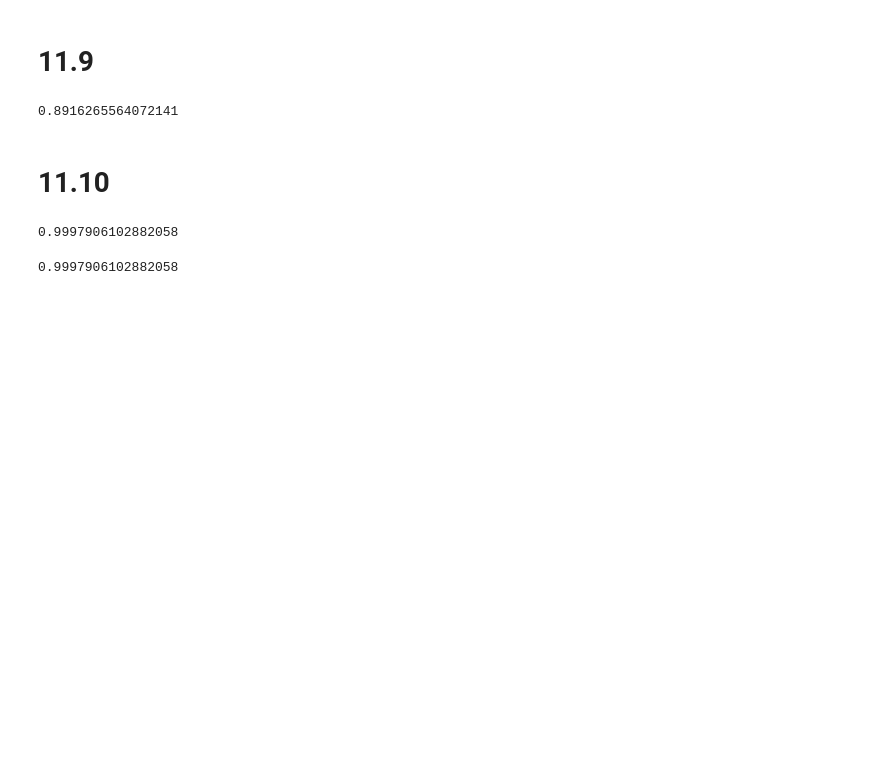
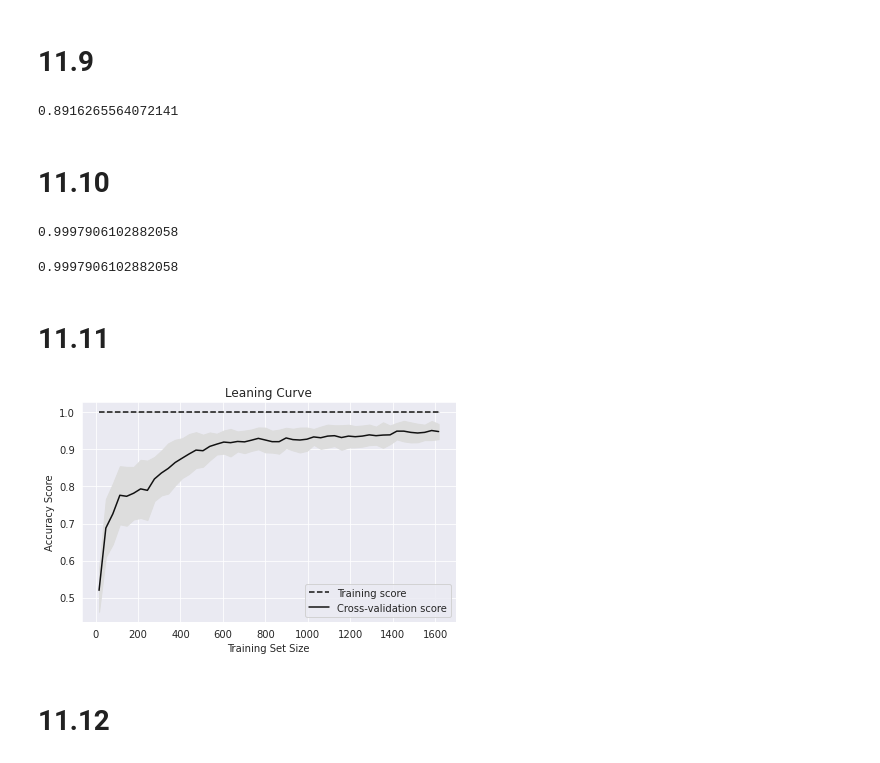
Before and after one commit to rafamarquesi/machine-learning-with-python-cookbook, a Jupyter notebook: cap11/cap11.ipynb, the cells around one changed output. Drawn from its saved outputs; the diff is of its cells as text; code cells hidden in the pictures; blank space fills up the shorter version.

```diff
--- a/cap11/cap11.ipynb
+++ b/cap11/cap11.ipynb
@@ -448,3 +448,56 @@ target_predicted = model.predict(features_test)
 r2_score(target_test, target_predicted)
 # %% [output]
 0.9997906102882058
+# %% [markdown]
+# 11.11
+# %%
+# Load libraries
+import numpy as np
+import matplotlib.pyplot as plt
+from sklearn.ensemble import RandomForestClassifier
+from sklearn.datasets import load_digits
+from sklearn.model_selection import learning_curve
+
+# Load data
+digits = load_digits()
+
+# Create feature matrix and target vector
+features, target = digits.data, digits.target
+
+# Create CV training and test scores for various training set sizes
+train_sizes, train_scores, test_scores = learning_curve(
+    RandomForestClassifier(), # Classifier
+    features, # Feature matrix
+    target, # Target vector
+    cv=10, # Number of folds
+    scoring='accuracy', # Performance metric
+    n_jobs=-1, # Use all computer cores
+    train_sizes=np.linspace(0.01, 1.0, 50) # Sizes of 50 training set
+)
+
+# Create means and standard deviations of training set scores
+train_mean = np.mean(train_scores, axis=1)
+train_std = np.std(train_scores, axis=1)
+
+# Create means and standard deviations of test set scores
+test_mean = np.mean(test_scores, axis=1)
+test_std = np.std(test_scores, axis=1)
+
+# Draw lines
+plt.plot(train_sizes, train_mean, '--', color='#111111', label='Training score')
+plt.plot(train_sizes, test_mean, color='#111111', label='Cross-validation score')
+
+# Draw bands
+plt.fill_between(train_sizes, train_mean - train_std, train_mean + train_std, color='#DDDDDD')
+plt.fill_between(train_sizes, test_mean - test_std, test_mean + test_std, color='#DDDDDD')
+
+# Create plot
+plt.title('Leaning Curve')
+plt.xlabel('Training Set Size'), plt.ylabel('Accuracy Score')
+plt.legend(loc='best')
+plt.tight_layout()
+plt.show()
+# %% [output]
+[figure, added]
+# %% [markdown]
+# 11.12
```
Also changed, not shown: parts of 3 cells of this notebook.
